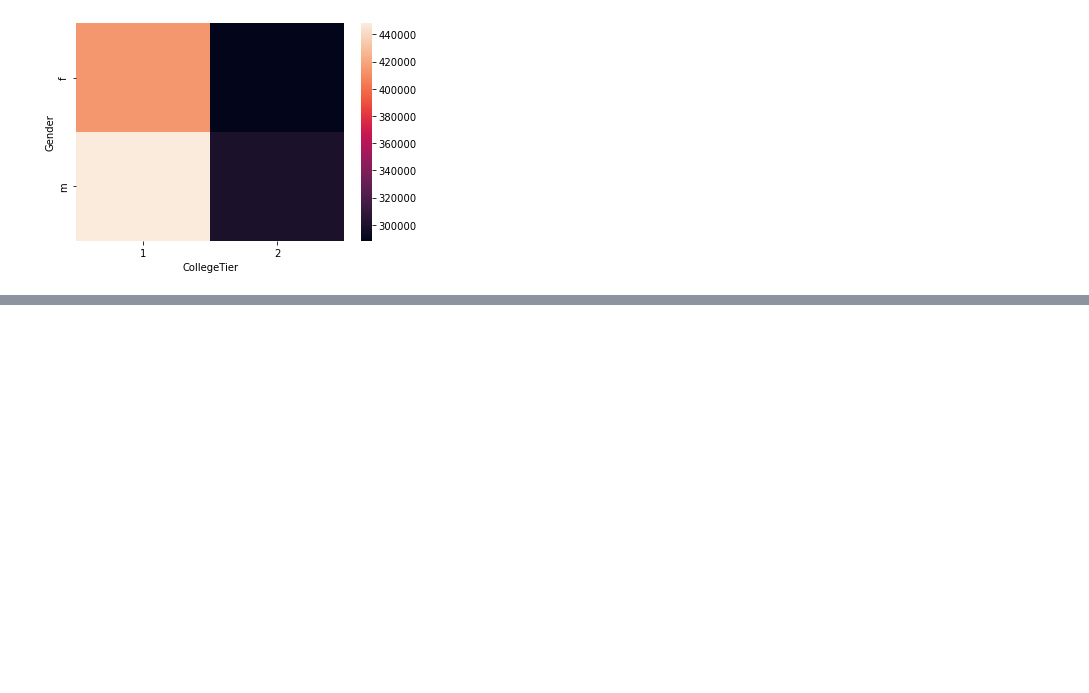
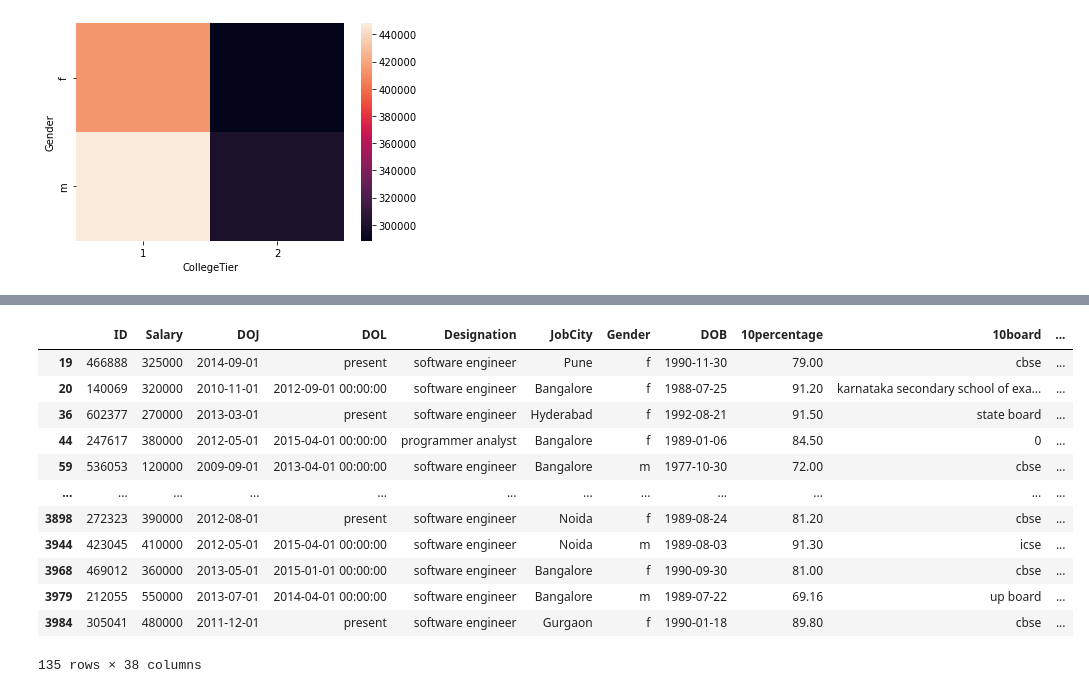
Before and after one commit to AdilGeelani/Innomatics_Internship_july_2022, a Jupyter notebook: innomatics_internship_july_2022/Data_analytics/Project 1/Project 1 (Exploratory Data Analysis).ipynb, the cells around one changed output, grey strips where cells are left out. Saved outputs shown, nothing was run; the diff lists cells and outputs as text; code cells hidden in the pictures; blank space fills up the shorter version.

```diff
--- a/innomatics_internship_july_2022/Data_analytics/Project 1/Project 1 (Exploratory Data Analysis).ipynb
+++ b/innomatics_internship_july_2022/Data_analytics/Project 1/Project 1 (Exploratory Data Analysis).ipynb
@@ -471,0 +483,16 @@ sns.heatmap(df.pivot_table(values = 'Salary', index = 'Gender', columns = 'Colle
+# %%
+df_test_1
+# %% [output]
+|  | ID | Salary | DOJ | DOL | Designation | JobCity | Gender | DOB | 10percentage | 10board | ... |
+| 19 | 466888 | 325000 | 2014-09-01 | present | software engineer | Pune | f | 1990-11-30 | 79.00 | cbse | ... |
+| 20 | 140069 | 320000 | 2010-11-01 | 2012-09-01 00:00:00 | software engineer | Bangalore | f | 1988-07-25 | 91.20 | karnataka secondary school of exa... | ... |
+| 36 | 602377 | 270000 | 2013-03-01 | present | software engineer | Hyderabad | f | 1992-08-21 | 91.50 | state board | ... |
+| 44 | 247617 | 380000 | 2012-05-01 | 2015-04-01 00:00:00 | programmer analyst | Bangalore | f | 1989-01-06 | 84.50 | 0 | ... |
+| 59 | 536053 | 120000 | 2009-09-01 | 2013-04-01 00:00:00 | software engineer | Bangalore | m | 1977-10-30 | 72.00 | cbse | ... |
+| ... | ... | ... | ... | ... | ... | ... | ... | ... | ... | ... | ... |
+| 3898 | 272323 | 390000 | 2012-08-01 | present | software engineer | Noida | f | 1989-08-24 | 81.20 | cbse | ... |
+| 3944 | 423045 | 410000 | 2012-05-01 | 2015-04-01 00:00:00 | software engineer | Noida | m | 1989-08-03 | 91.30 | icse | ... |
+| 3968 | 469012 | 360000 | 2013-05-01 | 2015-01-01 00:00:00 | software engineer | Bangalore | f | 1990-09-30 | 81.00 | cbse | ... |
+| 3979 | 212055 | 550000 | 2013-07-01 | 2014-04-01 00:00:00 | software engineer | Bangalore | m | 1989-07-22 | 69.16 | up board | ... |
+| 3984 | 305041 | 480000 | 2011-12-01 | present | software engineer | Gurgaon | f | 1990-01-18 | 89.80 | cbse | ... |
+135 rows × 38 columns
```
Also changed, not shown: parts of 25 cells of this notebook, 1 other file.
